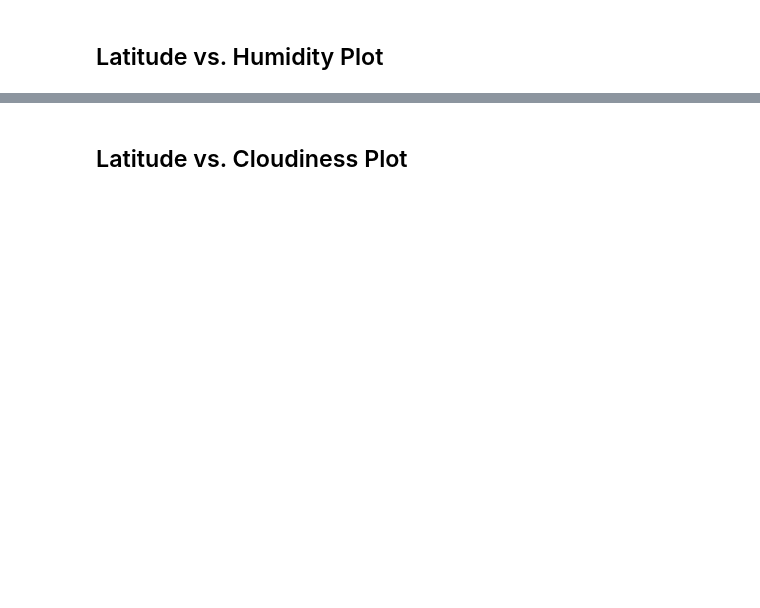
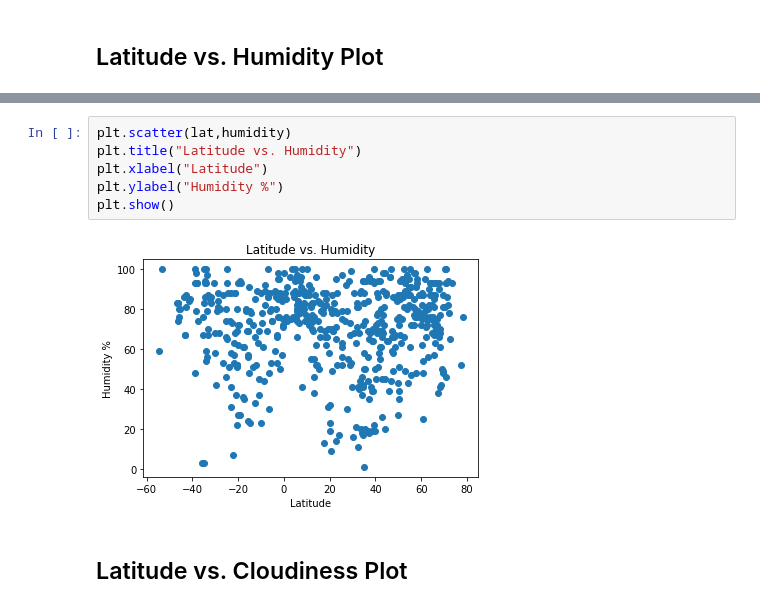
Before and after one commit to tonygardella5/python-api-challenge, a Jupyter notebook: WeatherPy/WeatherPy.ipynb, the cells around one changed output, grey strips where cells are left out. Saved outputs shown, nothing was run; the diff lists cells and outputs as text; blank space fills up the shorter version.

```diff
--- a/WeatherPy/WeatherPy.ipynb
+++ b/WeatherPy/WeatherPy.ipynb
@@ -207,2 +165,10 @@ Int64Index([], dtype='int64')
+# %%
+plt.scatter(lat,humidity)
+plt.title("Latitude vs. Humidity")
+plt.xlabel("Latitude")
+plt.ylabel("Humidity %")
+plt.show()
+# %% [output]
+[figure, added]
 # %% [markdown]
 ## Latitude vs. Cloudiness Plot
```
Also changed, not shown: parts of 18 cells of this notebook, 2 other files.
